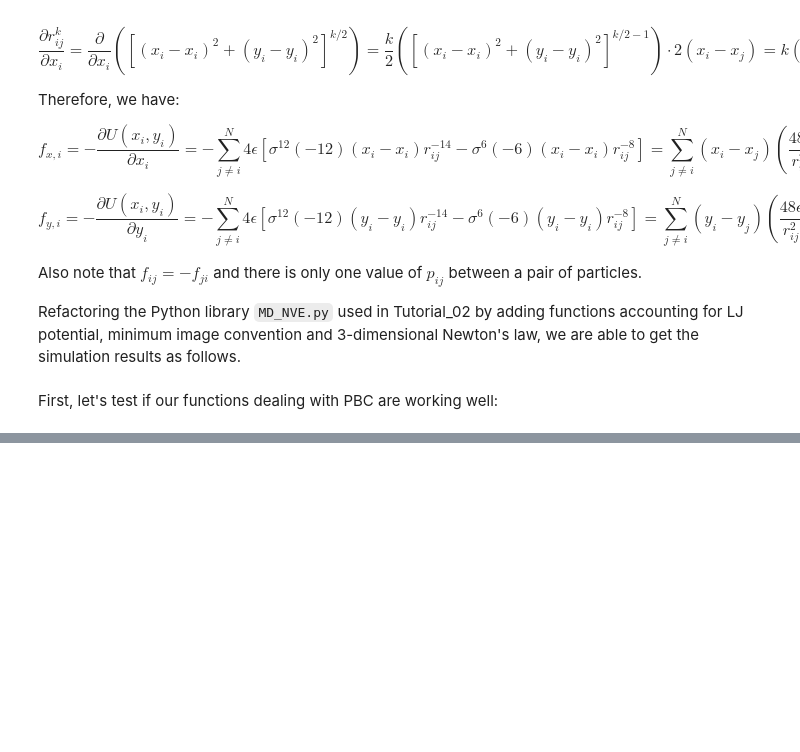
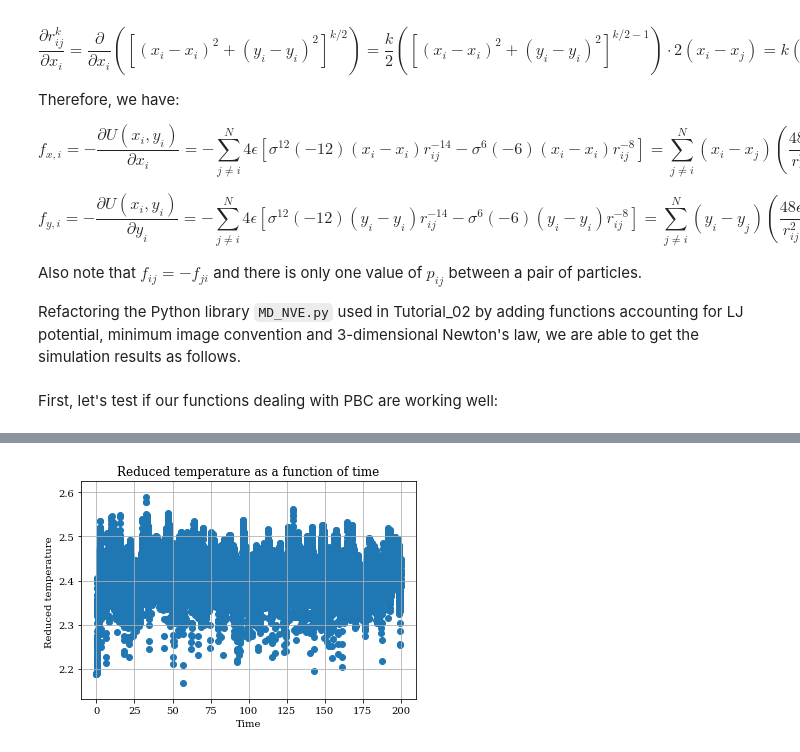
Before and after one commit to wehs7661/CompPhys, a Jupyter notebook: Homework/Homework_02.ipynb, the cells around one changed output, grey strips where cells are left out. Saved outputs shown, nothing was run; the diff lists cells and outputs as text; code cells hidden in the pictures; blank space fills up the shorter version.

```diff
--- a/Homework/Homework_02.ipynb
+++ b/Homework/Homework_02.ipynb
@@ -130,0 +161,4 @@ TypeError: unsupported operand type(s) for /: 'list' and 'float'
+# %%
+MDA.plot_2d(MDA.temp, 'Reduced temperature')
+# %% [output]
+[figure, added]
```
Also changed, not shown: parts of 7 cells of this notebook, 23 other files.
